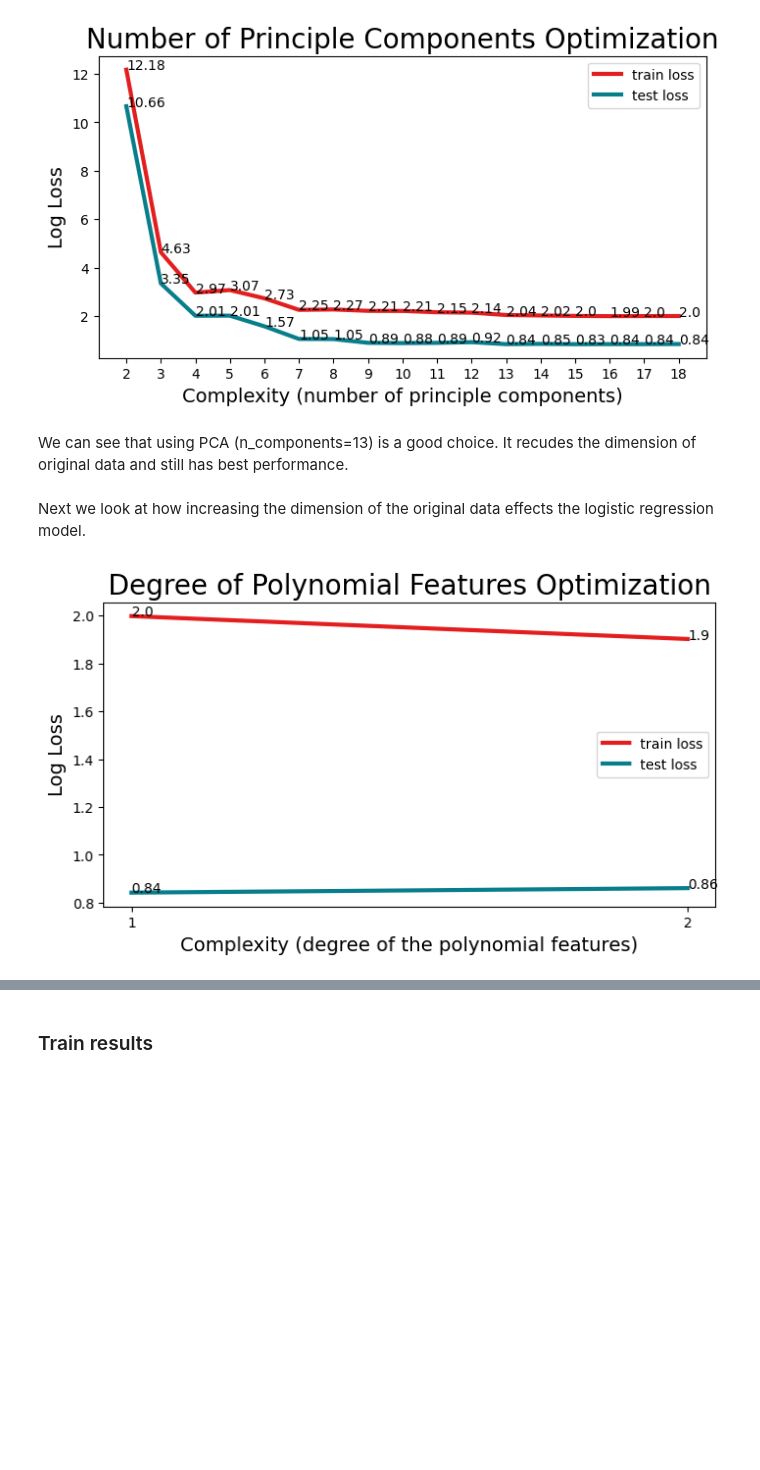
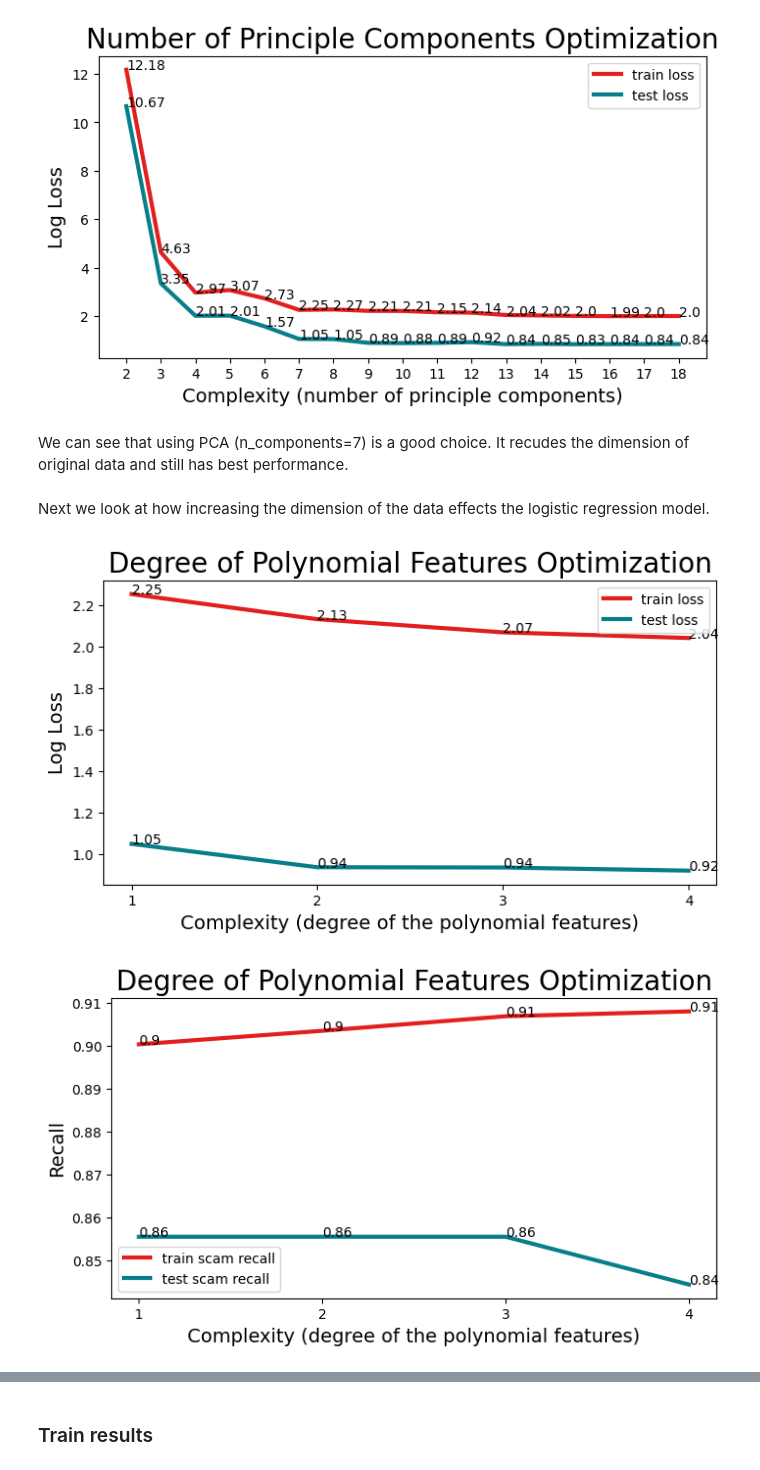
Before and after one commit to aceline0/ECS-171---Group-Project, a Jupyter notebook: code/firstModel.ipynb, the cells around one changed output, grey strips where cells are left out. Cells and saved outputs as stored; diff of their text form; code cells hidden in the pictures; blank space fills up the shorter version.

```diff
--- a/code/firstModel.ipynb
+++ b/code/firstModel.ipynb
@@ -109,16 +111,23 @@ plt.show()
 # %% [output]
 [figure]
 # %% [markdown]
-We can see that using PCA (n_components=13) is a good choice. It recudes the dimension of original data and still has best performance.
+We can see that using PCA (n_components=7) is a good choice. It recudes the dimension of original data and still has best performance.
 # %% [markdown]
-Next we look at how increasing the dimension of the original data effects the logistic regression model.
+Next we look at how increasing the dimension of the data effects the logistic regression model.
 # %%
 X = df.drop('Class', axis=1)
 y = df['Class']
+
+pca = decomposition.PCA(n_components=7)
+pca.fit(X)
+X = pca.transform(X)
+
 loss_train_df = []
 loss_test_df = []
+recall_train_df = []
+recall_test_df = []
 
-for k in range(1, 3):
+for k in range(1, 5):
     logisticRegr = LogisticRegression(max_iter=1200)
     X_poly = PolynomialFeatures(k).fit_transform(X)
     X_train, X_test, y_train, y_test = train_test_split(X_poly, y, test_size=0.2, random_state=42)
@@ -126,32 +135,56 @@ for k in range(1, 3):
     smote = SMOTE(random_state=42)
     X_train, y_train = smote.fit_resample(X_train, y_train)
 
     logisticRegr.fit(X_train, y_train)
     train_predictions = logisticRegr.predict(X_train)
     test_predictions = logisticRegr.predict(X_test)
 
     loss_train = log_loss(y_train, train_predictions)
     loss_test = log_loss(y_test, test_predictions)
     loss_train_df.append({'k': k, 'loss': loss_train})
     loss_test_df.append({'k': k, 'loss': loss_test})
 
+    recall_train = recall_score(y_train, train_predictions)
+    recall_test = recall_score(y_test, test_predictions)
+    recall_train_df.append({'k': k, 'recall': recall_train})
+    recall_test_df.append({'k': k, 'recall': recall_test})
+
 loss_train_df = pd.DataFrame(loss_train_df)
 loss_test_df = pd.DataFrame(loss_test_df)
 
+recall_train_df = pd.DataFrame(recall_train_df)
+recall_test_df = pd.DataFrame(recall_test_df)
 
+# Plot log loss
 plt.figure(figsize=(8, 4))
 plt.plot(loss_train_df['k'], loss_train_df['loss'], lw=3, c='#e31e1e', label='train loss')
 for a,b in zip(loss_train_df['k'], loss_train_df['loss']):
     plt.text(a, b, str(round(b, 2)))
 plt.plot(loss_test_df['k'], loss_test_df['loss'], lw=3, c='#087E8B', label='test loss')
 for a,b in zip(loss_test_df['k'], loss_test_df['loss']):
     plt.text(a, b, str(round(b, 2)))
 plt.title(f"Degree of Polynomial Features Optimization", size=20)
 plt.xlabel('Complexity (degree of the polynomial features)', size=14)
 plt.xticks(np.arange(1, k+1, 1))
 plt.ylabel('Log Loss', size=14)
 plt.legend()
 plt.show()
+
+# Plot recall
+plt.figure(figsize=(8, 4))
+plt.plot(recall_train_df['k'], recall_train_df['recall'], lw=3, c='#e31e1e', label='train scam recall')
+for a,b in zip(recall_train_df['k'], recall_train_df['recall']):
+    plt.text(a, b, str(round(b, 2)))
+plt.plot(recall_test_df['k'], recall_test_df['recall'], lw=3, c='#087E8B', label='test scam recall')
+for a,b in zip(recall_test_df['k'], recall_test_df['recall']):
+    plt.text(a, b, str(round(b, 2)))
+plt.title(f"Degree of Polynomial Features Optimization", size=20)
+plt.xlabel('Complexity (degree of the polynomial features)', size=14)
+plt.xticks(np.arange(1, k+1, 1))
+plt.ylabel('Recall', size=14)
+plt.legend()
+plt.show()
 # %% [output]
-[figure, old version]
+[figure, new version]
+[figure, added]
 # %% [markdown]
```
Also changed, not shown: parts of 9 cells of this notebook.
